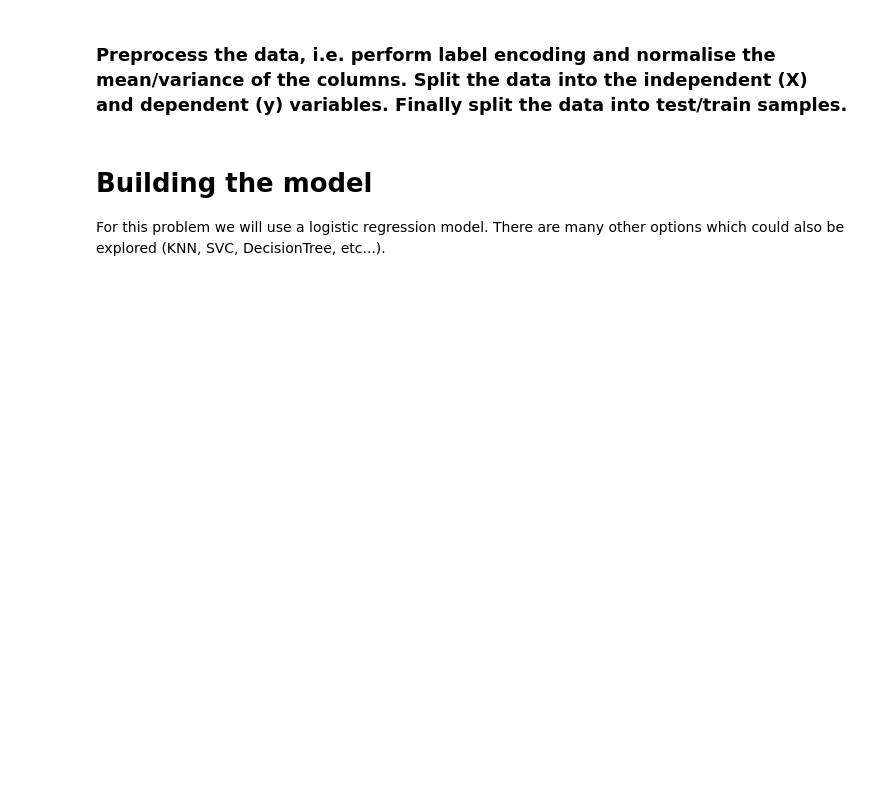
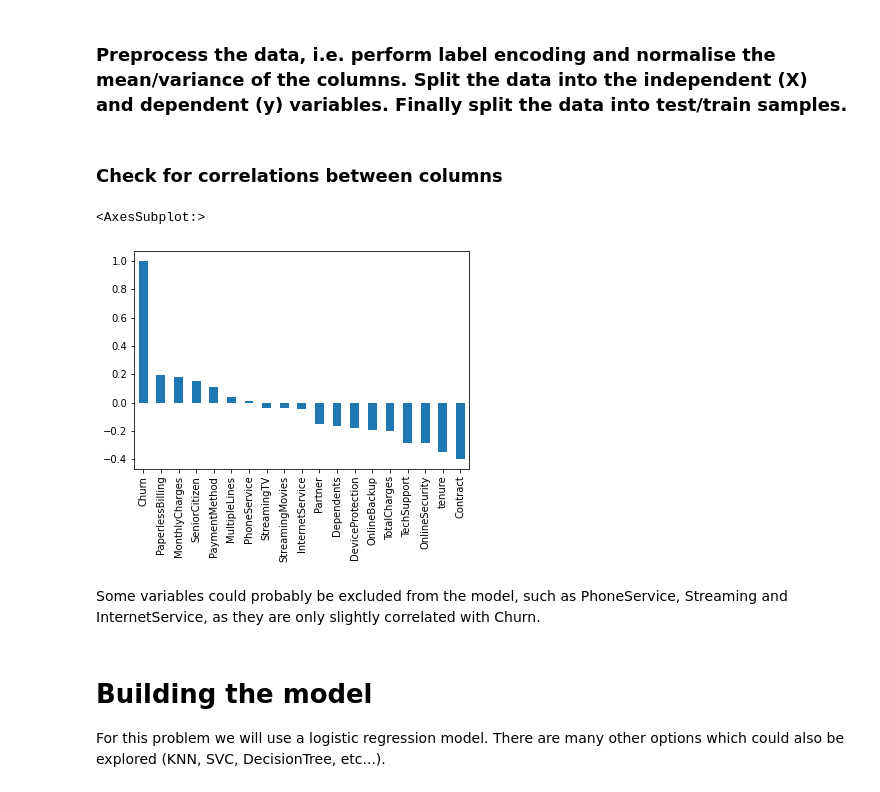
Before and after one commit to MOK-learning/stericycle, a Jupyter notebook: notebook.ipynb, the cells around one changed output. Drawn from its saved outputs; the diff is of its cells as text; code cells hidden in the pictures; blank space fills up the shorter version.

Commit message:
added correlation matrix

```diff
--- a/notebook.ipynb
+++ b/notebook.ipynb
@@ -105,6 +105,15 @@ X = StandardScaler().fit(X).transform(X)
 
 # Split the data into test/train samples
 X_train, X_test, y_train, y_test = train_test_split(X, y, test_size=0.2, random_state=42, stratify=y)
+# %% [markdown]
+### Check for correlations between columns
+# %%
+df.corr()['Churn'].sort_values(ascending=False).plot(kind='bar')
+# %% [output]
+<AxesSubplot:>
+[figure, added]
+# %% [markdown]
+Some variables could probably be excluded from the model, such as PhoneService, Streaming and InternetService, as they are only slightly correlated with Churn.
 # %% [markdown]
 # Building the model
 
```
Also changed, not shown: parts of 4 cells of this notebook.
